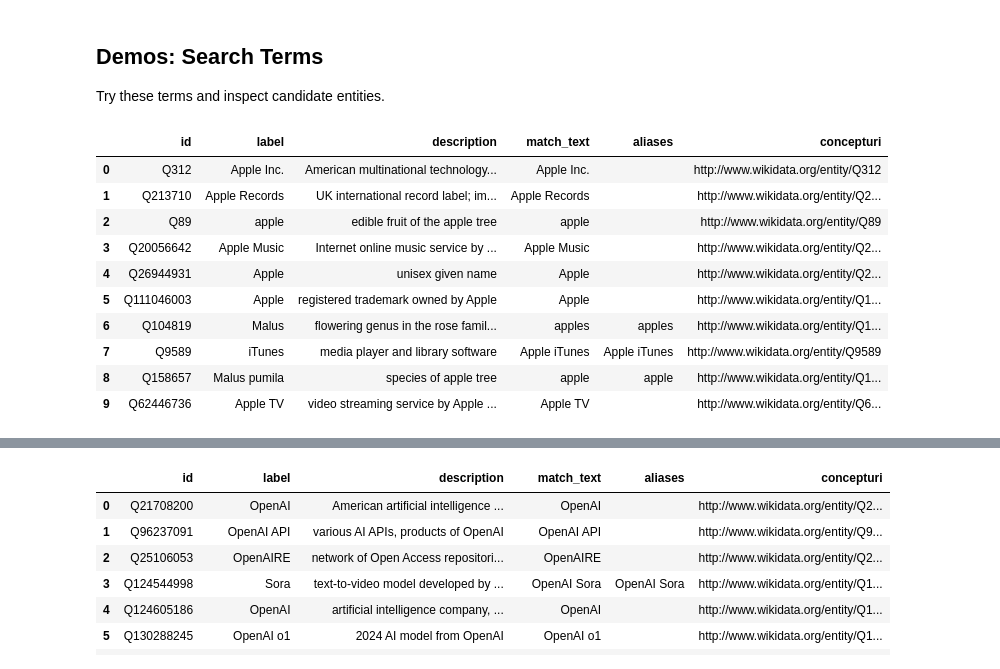
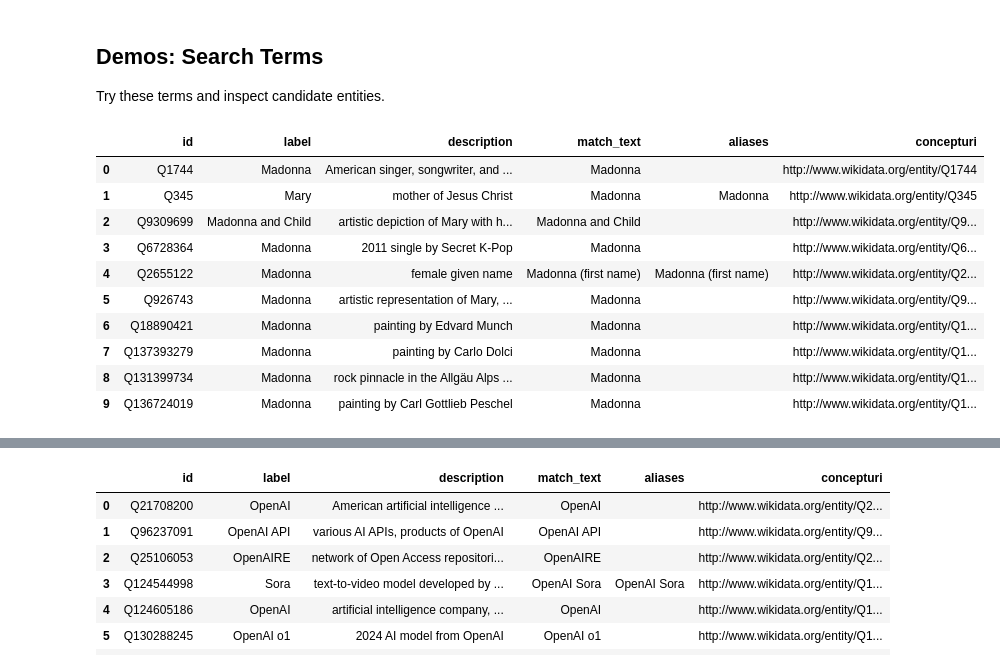
Before and after one commit to YxRicardo/LiteSemRAG, a Jupyter notebook: explore_wikidata.ipynb, the cells around one changed output, grey strips where cells are left out. Saved outputs shown, nothing was run; the diff lists cells and outputs as text; code cells hidden in the pictures.

```diff
--- a/explore_wikidata.ipynb
+++ b/explore_wikidata.ipynb
@@ -481,20 +481,20 @@ def run_wikidata_sparql(query, timeout=60):
 Try these terms and inspect candidate entities.
 # %%
 # Demo 1: Apple
-df_apple = search_wikidata("Apple", limit=10)
+df_apple = search_wikidata("madonna", limit=10)
 display(df_apple)
 # %% [output]
 |  | id | label | description | match_text | aliases | concepturi |
-| 0 | Q312 | Apple Inc. | American multinational technology... | Apple Inc. |  | http://www.wikidata.org/entity/Q312 |
-| 1 | Q213710 | Apple Records | UK international record label; im... | Apple Records |  | http://www.wikidata.org/entity/Q2... |
-| 2 | Q89 | apple | edible fruit of the apple tree | apple |  | http://www.wikidata.org/entity/Q89 |
-| 3 | Q20056642 | Apple Music | Internet online music service by ... | Apple Music |  | http://www.wikidata.org/entity/Q2... |
-| 4 | Q26944931 | Apple | unisex given name | Apple |  | http://www.wikidata.org/entity/Q2... |
-| 5 | Q111046003 | Apple | registered trademark owned by Apple | Apple |  | http://www.wikidata.org/entity/Q1... |
-| 6 | Q104819 | Malus | flowering genus in the rose famil... | apples | apples | http://www.wikidata.org/entity/Q1... |
-| 7 | Q9589 | iTunes | media player and library software | Apple iTunes | Apple iTunes | http://www.wikidata.org/entity/Q9589 |
-| 8 | Q158657 | Malus pumila | species of apple tree | apple | apple | http://www.wikidata.org/entity/Q1... |
-| 9 | Q62446736 | Apple TV | video streaming service by Apple ... | Apple TV |  | http://www.wikidata.org/entity/Q6... |
+| 0 | Q1744 | Madonna | American singer, songwriter, and ... | Madonna |  | http://www.wikidata.org/entity/Q1744 |
+| 1 | Q345 | Mary | mother of Jesus Christ | Madonna | Madonna | http://www.wikidata.org/entity/Q345 |
+| 2 | Q9309699 | Madonna and Child | artistic depiction of Mary with h... | Madonna and Child |  | http://www.wikidata.org/entity/Q9... |
+| 3 | Q6728364 | Madonna | 2011 single by Secret K-Pop | Madonna |  | http://www.wikidata.org/entity/Q6... |
+| 4 | Q2655122 | Madonna | female given name | Madonna (first name) | Madonna (first name) | http://www.wikidata.org/entity/Q2... |
+| 5 | Q926743 | Madonna | artistic representation of Mary, ... | Madonna |  | http://www.wikidata.org/entity/Q9... |
+| 6 | Q18890421 | Madonna | painting by Edvard Munch | Madonna |  | http://www.wikidata.org/entity/Q1... |
+| 7 | Q137393279 | Madonna | painting by Carlo Dolci | Madonna |  | http://www.wikidata.org/entity/Q1... |
+| 8 | Q131399734 | Madonna | rock pinnacle in the Allgäu Alps ... | Madonna |  | http://www.wikidata.org/entity/Q1... |
+| 9 | Q136724019 | Madonna | painting by Carl Gottlieb Peschel | Madonna |  | http://www.wikidata.org/entity/Q1... |
 # %%
 # Demo 2: United States
 df_us = search_wikidata("United States", limit=10)
```
Also changed, not shown: parts of 3 cells of this notebook, 1 other file.
